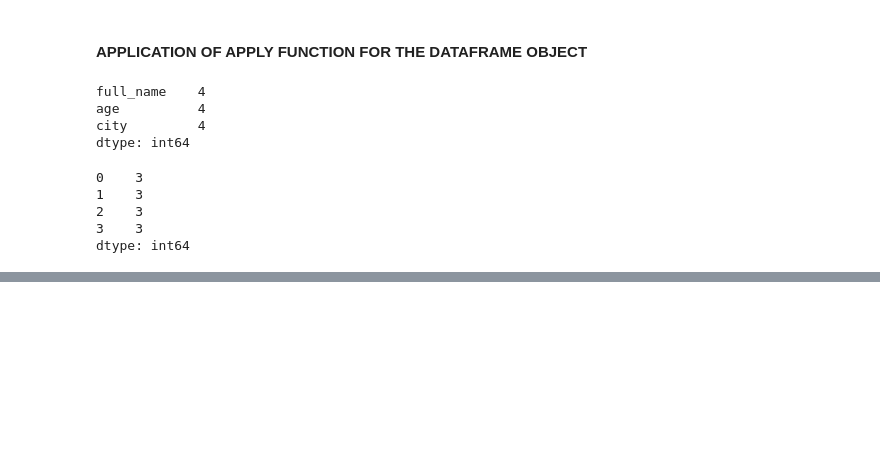
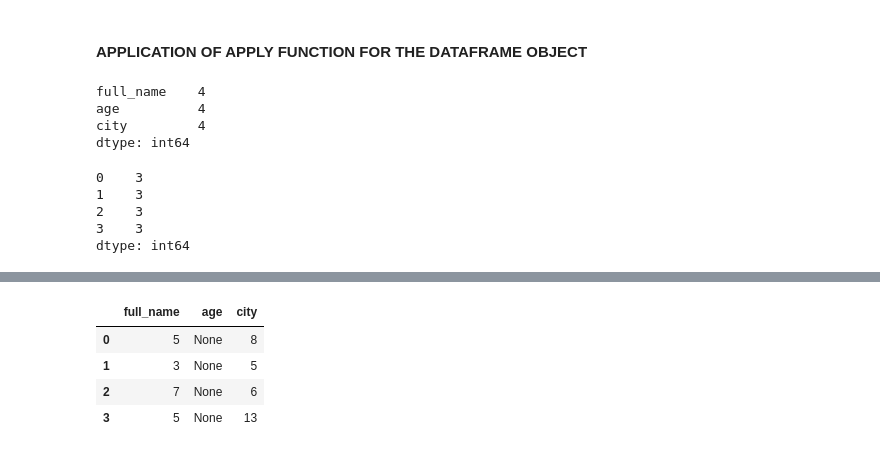
Before and after one commit to TechieBalu/Guide-To-Advance-Python-Concepts, a Jupyter notebook: Pandas by Corey Schafer/5- Updating Rows and Columns.ipynb, the cells around one changed output, grey strips where cells are left out. Saved outputs shown, nothing was run; the diff lists cells and outputs as text; code cells hidden in the pictures; blank space fills up the shorter version.

Commit message:
changed lambda function file and added more stuff into it

```diff
--- a/Pandas by Corey Schafer/5- Updating Rows and Columns.ipynb
+++ b/Pandas by Corey Schafer/5- Updating Rows and Columns.ipynb
@@ -377,0 +397,8 @@ dtype: int64
+# %%
+data.applymap(lambda x: len(x) if (type(x) != int) else None)
+# %% [output]
+|  | full_name | age | city |
+| 0 | 5 | None | 8 |
+| 1 | 3 | None | 5 |
+| 2 | 7 | None | 6 |
+| 3 | 5 | None | 13 |
```
Also changed, not shown: parts of 24 cells of this notebook, 1 other file.
